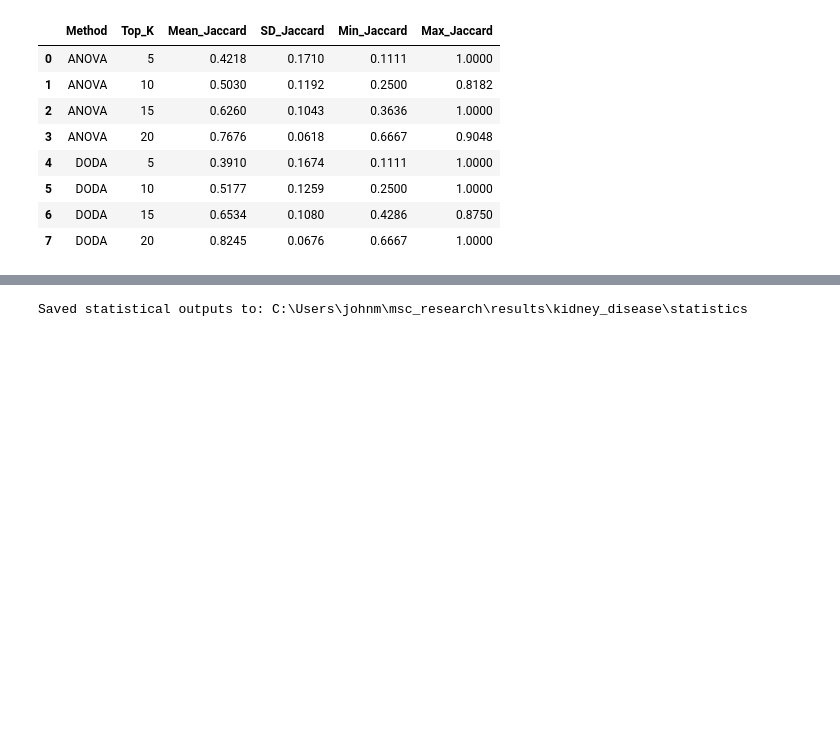
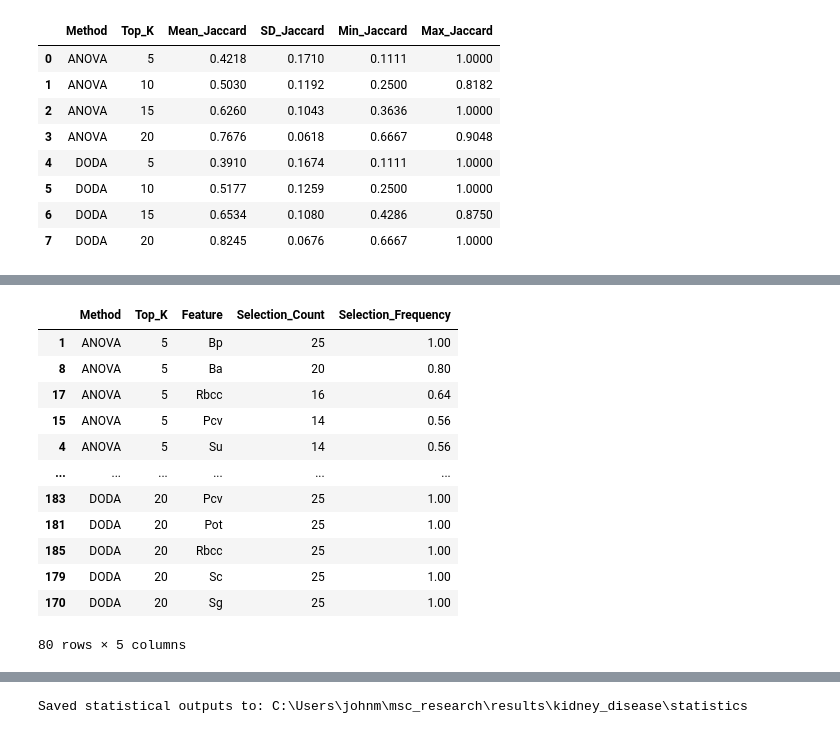
Before and after one commit to anandha-3679/msc_research, a Jupyter notebook: notebooks/angel/kidney_disease/BD_KDD_ANOVA.ipynb, the cells around one changed output, grey strips where cells are left out. Cells and saved outputs as stored; diff of their text form; code cells hidden in the pictures; blank space fills up the shorter version.

```diff
--- a/notebooks/angel/kidney_disease/BD_KDD_ANOVA.ipynb
+++ b/notebooks/angel/kidney_disease/BD_KDD_ANOVA.ipynb
@@ -1499,0 +1661,41 @@ display(stability_df.round(4))
+# %%
+# =============================================================================
+# STEP 30: FEATURE SELECTION FREQUENCY
+# =============================================================================
+frequency_rows = []
+for method in ["ANOVA", "DODA"]:
+    for top_k in TOP_K_VALUES:
+        subset = cv_results_df[(cv_results_df["Method"] == method) & (cv_results_df["Top_K"] == top_k)]
+        counts = {feature: 0 for feature in X.columns}
+        for run_id in sorted(subset["Run"].unique()):
+            row = subset[subset["Run"] == run_id].iloc[0]
+            for feature in row["Selected_Features"].split(", "):
+                counts[feature] += 1
+        for feature, count in counts.items():
+            frequency_rows.append({
+                "Method": method, "Top_K": top_k, "Feature": feature,
+                "Selection_Count": count,
+                "Selection_Frequency": count / (N_SPLITS * N_REPEATS)
+            })
+feature_frequency_df = pd.DataFrame(frequency_rows)
+
+display(
+    feature_frequency_df.sort_values(
+        ["Method", "Top_K", "Selection_Frequency", "Feature"],
+        ascending=[True, True, False, True]
+    ).groupby(["Method", "Top_K"], group_keys=False).head(10).round(4)
+)
+# %% [output]
+|  | Method | Top_K | Feature | Selection_Count | Selection_Frequency |
+| 1 | ANOVA | 5 | Bp | 25 | 1.00 |
+| 8 | ANOVA | 5 | Ba | 20 | 0.80 |
+| 17 | ANOVA | 5 | Rbcc | 16 | 0.64 |
+| 15 | ANOVA | 5 | Pcv | 14 | 0.56 |
+| 4 | ANOVA | 5 | Su | 14 | 0.56 |
+| ... | ... | ... | ... | ... | ... |
+| 183 | DODA | 20 | Pcv | 25 | 1.00 |
+| 181 | DODA | 20 | Pot | 25 | 1.00 |
+| 185 | DODA | 20 | Rbcc | 25 | 1.00 |
+| 179 | DODA | 20 | Sc | 25 | 1.00 |
+| 170 | DODA | 20 | Sg | 25 | 1.00 |
+80 rows × 5 columns
```
Also changed, not shown: parts of 18 cells of this notebook, 7 other files.
